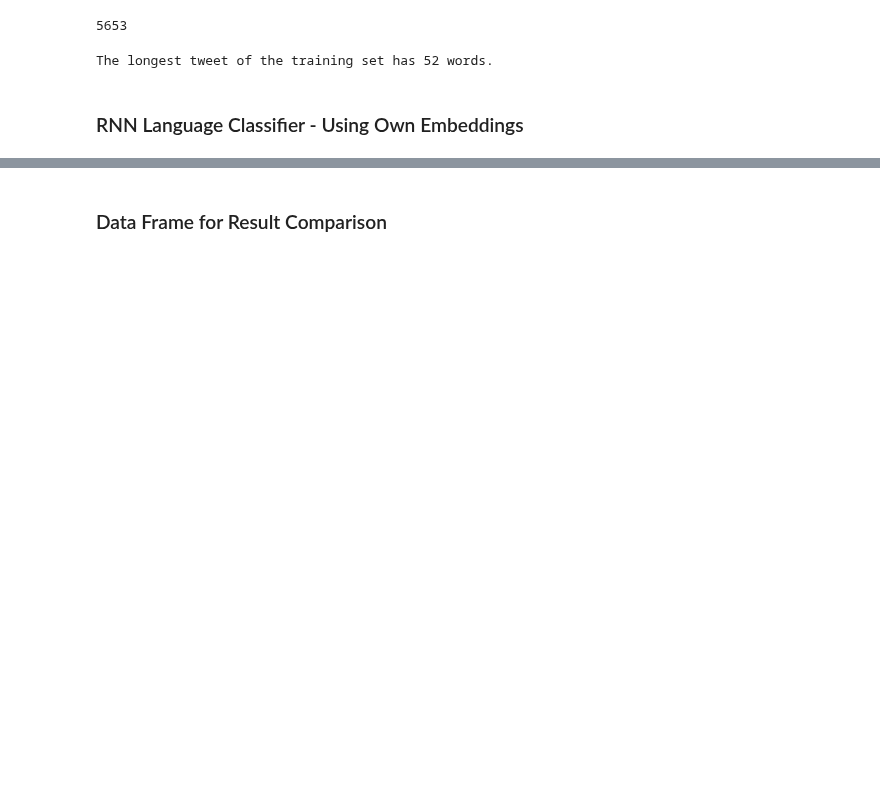
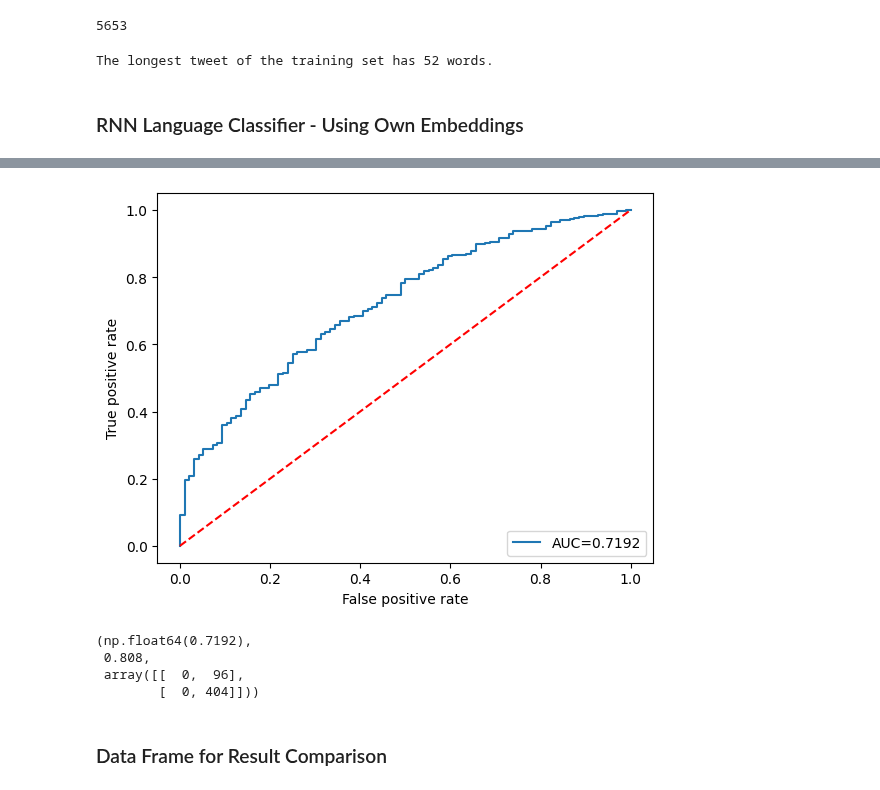
Before and after one commit to busrakasabali/Delta_Task_2, a Jupyter notebook: Delta_Task_2.ipynb, the cells around one changed output, grey strips where cells are left out. Saved outputs shown, nothing was run; the diff lists cells and outputs as text; code cells hidden in the pictures; blank space fills up the shorter version.

```diff
--- a/Delta_Task_2.ipynb
+++ b/Delta_Task_2.ipynb
@@ -259,7 +225,7 @@ def get_wordnet_pos(word:str)->str:
 
     return pos
 # %%
-def NLP_preprocessing_pipeline(sample:str)->list:
+def NLP_preprocessing_pipeline(sample:str)->str:
     '''
     Implements a NLP preprocessing pipeline specific for tweets from twitter.
 
@@ -270,8 +236,8 @@ def NLP_preprocessing_pipeline(sample:str)->list:
 
     Returns:
     --------
-    preprocessed_textual_sample:list
-        The tokenized sample after preprocessing steps have been applied.
+    preprocessed_textual_sample:str
+        The cleaned version of the tweet as a string after preprocessing steps have been applied.
 
     '''
 
@@ -504,13 +435,12 @@ emb_layer = Embedding(input_dim = number_of_words,
 # Bidirectional GRU text classifier
 number_hidden_nodes = 20    # number of hidden nodes
 
-bi_gru = Sequential()
-bi_gru.add(emb_layer)
-bi_gru.add(Flatten())
-bi_gru.add(GRU(number_hidden_nodes))
-bi_gru.add(Dropout(0.2))
-bi_gru.add(Dense(1, activation = 'sigmoid'))
+gru = Sequential()
+gru.add(emb_layer)
+gru.add(GRU(number_hidden_nodes))
+gru.add(Dropout(0.2))
+gru.add(Dense(1, activation = 'sigmoid'))
 
-bi_gru.compile(optimizer='adam', loss = 'binary_crossentropy', metrics=['accuracy'])
-print(bi_gru.summary())
+gru.compile(optimizer='adam', loss = 'binary_crossentropy', metrics=['accuracy'])
+print(gru.summary())
 # %% [output]
@@ -537,6 +465,6 @@ None
 nr_epoch = 10
 batch_sz = 64
 val_split = 0.25
-story = bi_gru.fit(x_tweets_train_pad, y_tweets_train, batch_size= batch_sz, epochs= nr_epoch, validation_split=val_split)
+story = gru.fit(x_tweets_train_pad, y_tweets_train, batch_size= batch_sz, epochs= nr_epoch, validation_split=val_split)
 # %% [output]
 Epoch 1/10
@@ -543,0 +490,2 @@ ValueError: Input 0 of layer "gru_4" is incompatible with the layer: expected nd
+# %%
+yhat_gru = bi_gru.predict(x_tweets_test_pad)
@@ -544,3 +494,12 @@ ValueError: Input 0 of layer "gru_4" is incompatible with the layer: expected nd
+# %%
+assess_sentiment_classifier(y_test=y_tweets_test,
+                            y_pred_prob = yhat_gru)
+# %% [output]
+[figure, added]
+(np.float64(0.7192),
+ 0.808,
+ array([[  0,  96],
+        [  0, 404]]))
 # %% [markdown]
 ### Data Frame for Result Comparison
 # %%
```
Also changed, not shown: parts of 20 cells of this notebook.
